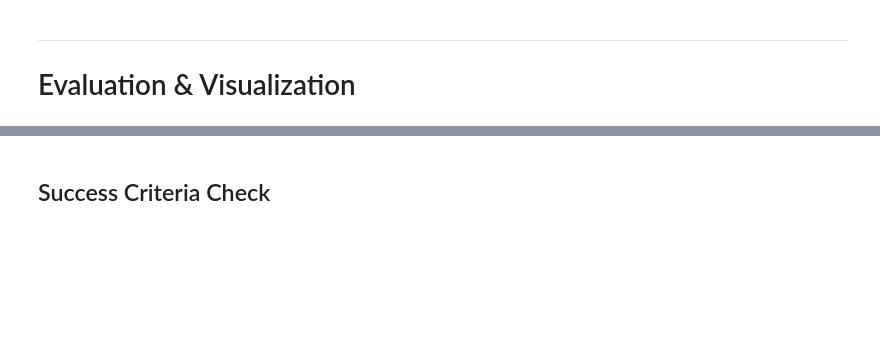
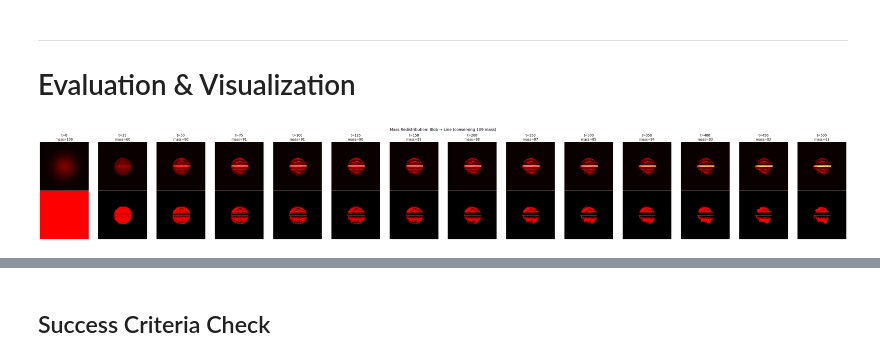
Before and after one commit to JackHopkins/FormationHNCA, a Jupyter notebook: notebooks/phase1_line_formation.ipynb, the cells around one changed output, grey strips where cells are left out. Saved outputs shown, nothing was run; the diff lists cells and outputs as text; code cells hidden in the pictures; blank space fills up the shorter version.

```diff
--- a/notebooks/phase1_line_formation.ipynb
+++ b/notebooks/phase1_line_formation.ipynb
@@ -110,10 +116,10 @@ NUM_CHANNELS = 24
 RESET = True
 
 config = TrainingConfig(
-    batch_size=32,
+    batch_size=16,
     pool_size=1024,
-    min_steps=128,
-    max_steps=192,
+    min_steps=256,
+    max_steps=256,
     learning_rate=2e-3,
     gradient_clip=1.0,
     damage_samples=3,
@@ -122,14 +128,16 @@ config = TrainingConfig(
     checkpoint_interval=500
 )
 
-PHASE1_EPOCHS = 1500  # More epochs for growing task
+PHASE1_EPOCHS = 128
 SEED = 42
 
 CHECKPOINT_PATH = Path('checkpoints/phase1_line.pkl')
 CHECKPOINT_PATH.parent.mkdir(exist_ok=True)
 
+key = jax.random.PRNGKey(SEED)
+
 print(f"Phase 1: Line Formation Training")
-print(f"Steps per iteration: {config.min_steps}-{config.max_steps}")
+print(f"Steps per iteration: {config.min_steps}")
 print(f"Max epochs: {PHASE1_EPOCHS}")
 # %% [output]
 Phase 1: Line Formation Training
@@ -458,7 +759,7 @@ checkpoint = {
     'config': {
         'grid_size': GRID_SIZE,
         'num_channels': NUM_CHANNELS,
-        'hidden_dim': 128,
+        'hidden_dim': 256,
         'goal_conditioned': True,
         'phase': 1,
         'target_mass': TARGET_MASS,
@@ -482,8 +786,12 @@ print(f"Best loss: {best_loss:.6f}")
 # Evaluation & Visualization
 # %%
 def run_model(initial_state, params, key, num_steps=150):
-    """Run the NCA and return trajectory."""
-    signal = create_formation_signal(1, GRID_SIZE, GRID_SIZE, 0, 0.0)
+    """Run the NCA and return trajectory.
+
+    Uses the 4-channel formation signal with alpha + gradients (orientation).
+    """
+    # Create 4-channel signal with alpha + gradients (same as training)
+    signal = create_formation_signal_spatial(1, GRID_SIZE, GRID_SIZE, target[..., 3])
     signal_single = signal[0]
 
     trajectory = [initial_state]
@@ -491,9 +799,11 @@ def run_model(initial_state, params, key, num_steps=150):
 
     for i in range(num_steps):
         key, subkey = jax.random.split(key)
+        # Write first 2 channels to state (backward compatible)
         state_curr = state_curr.at[..., CHILD_CHANNELS.PARENT_SIGNAL_START:CHILD_CHANNELS.PARENT_SIGNAL_END].set(
             signal_single[..., :2]
         )
+        # Pass full 4-channel signal as parent_signal
         state_curr = child_nca.apply(
             {'params': params}, state_curr, subkey, parent_signal=signal_single
         )
@@ -504,29 +814,32 @@ def run_model(initial_state, params, key, num_steps=150):
 key, eval_key = jax.random.split(key)
 trajectory = run_model(seed, state.params, eval_key, num_steps=150)
 print(f"Generated trajectory with {len(trajectory)} frames")
+print(f"Using {SIGNAL_CHANNELS}-channel signal (alpha + gradients for orientation)")
 # %%
-# Visualize evolution
-timesteps = [0, 25, 50, 75, 100, 125, 150]
+# Visualize evolution - mass should stay constant while shape changes
+timesteps = [0, 25, 50, 75, 100, 125, 150, 200, 250, 300, 350, 400, 450, 500]
 fig, axes = plt.subplots(2, len(timesteps), figsize=(3*len(timesteps), 6))
 
 for i, t in enumerate(timesteps):
     if t < len(trajectory):
         frame = trajectory[t]
         mass = float(jnp.sum(frame[..., 3]))
 
-        axes[0, i].imshow(frame[..., 3], cmap='gray', vmin=0, vmax=1)
+        axes[0, i].imshow(frame[..., 3], cmap='hot', vmin=0, vmax=1)
         axes[0, i].set_title(f't={t}\nmass={mass:.0f}')
         axes[0, i].axis('off')
 
-        axes[1, i].imshow(np.clip(frame[..., :4], 0, 1))
+        axes[1, i].imshow(np.clip(frame[..., :3], 0, 1))
         axes[1, i].axis('off')
 
-axes[0, 0].set_ylabel('Alpha', fontsize=12)
-axes[1, 0].set_ylabel('RGBA', fontsize=12)
+axes[0, 0].set_ylabel('Alpha (density)', fontsize=12)
+axes[1, 0].set_ylabel('RGB', fontsize=12)
 
-plt.suptitle(f'NCA Growth: {SEED_MASS:.0f} -> {TARGET_MASS:.0f} mass target', fontsize=14)
+plt.suptitle(f'Mass Redistribution: Blob → Line (conserving {SEED_MASS:.0f} mass)', fontsize=14)
 plt.tight_layout()
 plt.show()
+# %% [output]
+[figure, added]
 # %%
 # Compare final state to target
 final_state = trajectory[-1]
```
Also changed, not shown: parts of 19 cells of this notebook, 2 other files.
